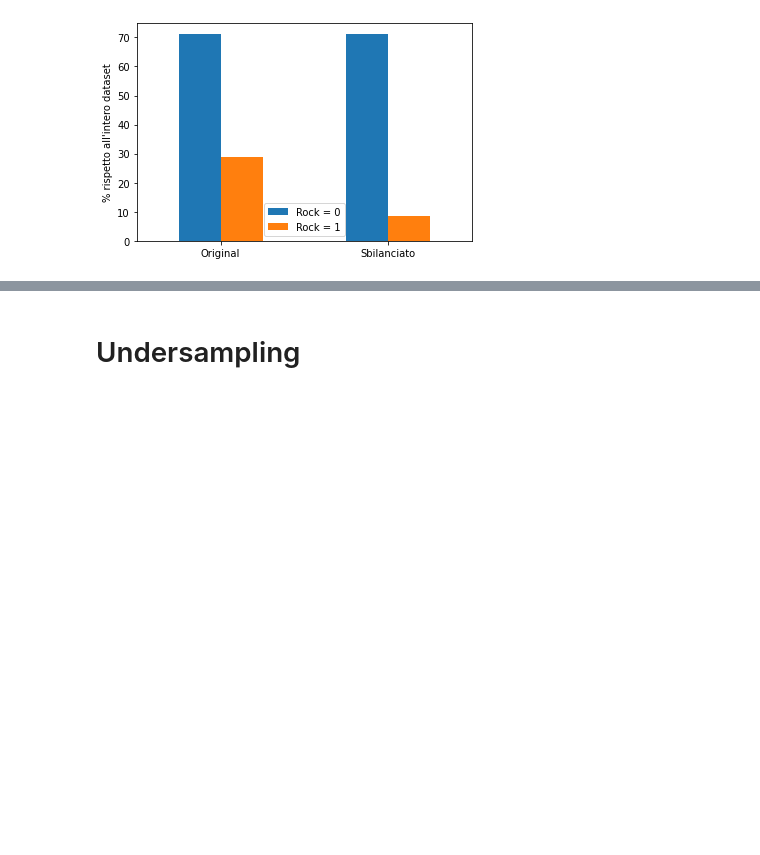
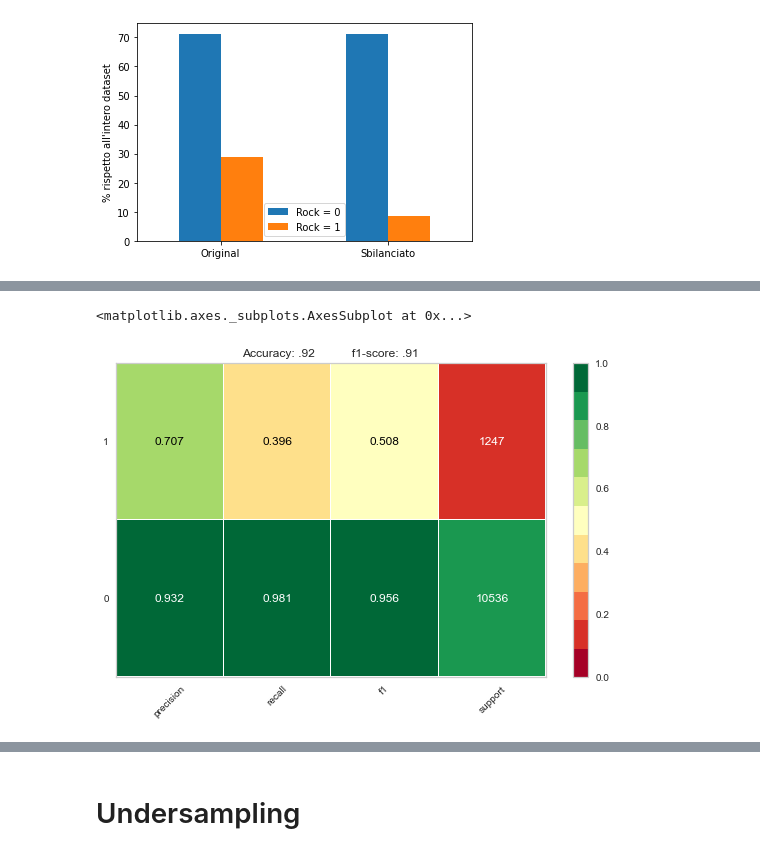
Before and after one commit to cri98li/Data-Mining-2-Project-ts-classification, a Jupyter notebook: Fase 1.4.ipynb, the cells around one changed output, grey strips where cells are left out. Saved outputs shown, nothing was run; the diff lists cells and outputs as text; code cells hidden in the pictures; blank space fills up the shorter version.

```diff
--- a/Fase 1.4.ipynb
+++ b/Fase 1.4.ipynb
@@ -308,3 +311,13 @@ weighted avg       0.90      0.92      0.91     11783
+# %%
+from yellowbrick.classifier import ClassificationReport
+
+visualizer = ClassificationReport(clf, support=True, title="Accuracy: .92           f1-score: .91", cmap="RdYlGn")
+
+visualizer.score(X_test, y_test)
+visualizer.show(outpath="performance_dt_sbil.pdf")
+# %% [output]
+<matplotlib.axes._subplots.AxesSubplot at 0x...>
+[figure, added]
 # %%
 y_score = clf.predict_proba(X_test)
 fpr0, tpr0, _ = roc_curve(y_test, y_score[:, 1])
```
Also changed, not shown: parts of 30 cells of this notebook, 2 other files.
